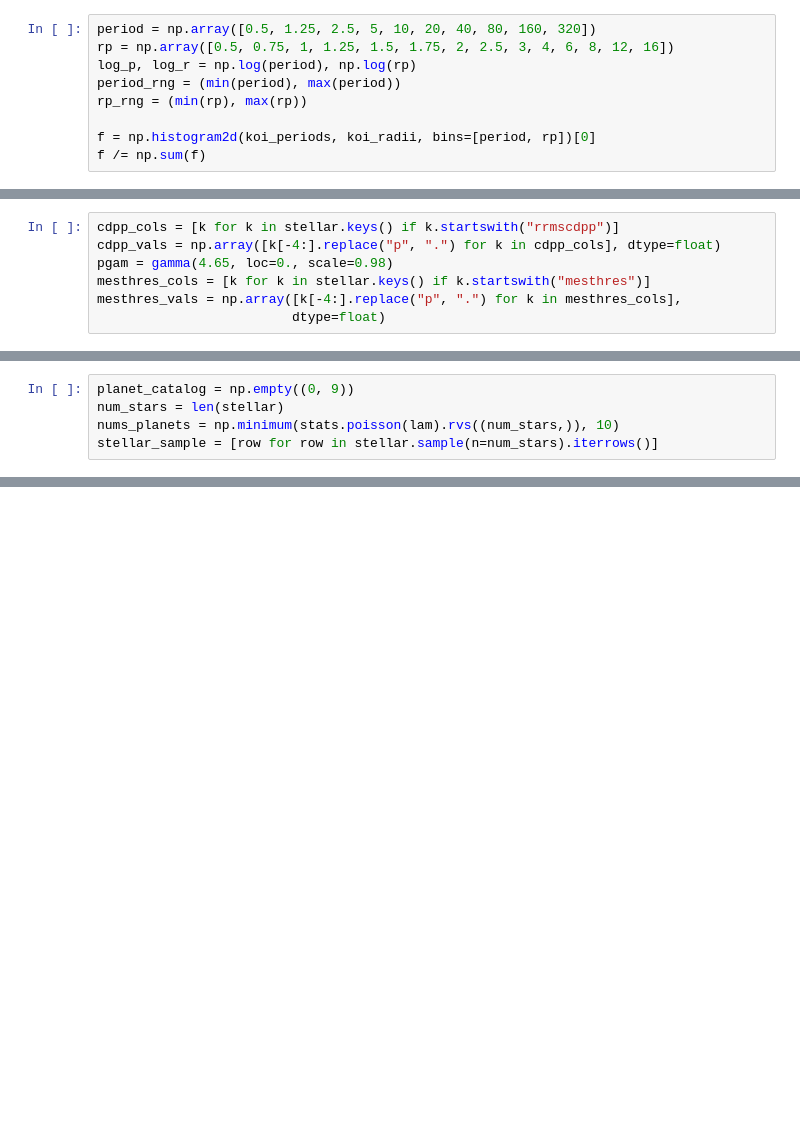
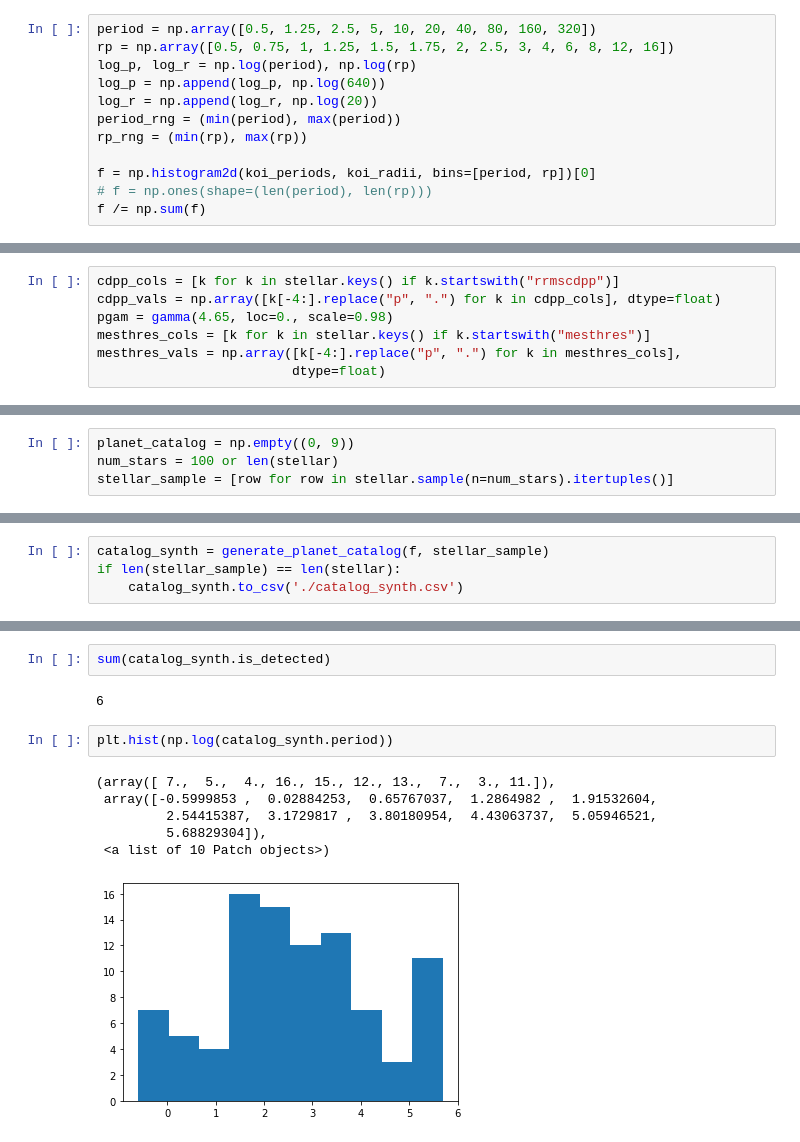
Before and after one commit to aditya-sengupta/exosyssim-prototyping, a Jupyter notebook: dev/occurrence_abc.ipynb, the cells around one changed output, grey strips where cells are left out. Drawn from its saved outputs; the diff is of its cells as text; blank space fills up the shorter version.

```diff
--- a/dev/occurrence_abc.ipynb
+++ b/dev/occurrence_abc.ipynb
@@ -72,9 +75,12 @@ plt.hist(planet_numbers)
 period = np.array([0.5, 1.25, 2.5, 5, 10, 20, 40, 80, 160, 320])
 rp = np.array([0.5, 0.75, 1, 1.25, 1.5, 1.75, 2, 2.5, 3, 4, 6, 8, 12, 16])
 log_p, log_r = np.log(period), np.log(rp)
+log_p = np.append(log_p, np.log(640))
+log_r = np.append(log_r, np.log(20))
 period_rng = (min(period), max(period))
 rp_rng = (min(rp), max(rp))
 
 f = np.histogram2d(koi_periods, koi_radii, bins=[period, rp])[0]
+# f = np.ones(shape=(len(period), len(rp)))
 f /= np.sum(f)
 # %%
@@ -360,5 +264,4 @@ def generate_planets(f, star, num_planets=1):
 # %%
 planet_catalog = np.empty((0, 9))
-num_stars = len(stellar)
-nums_planets = np.minimum(stats.poisson(lam).rvs((num_stars,)), 10)
-stellar_sample = [row for row in stellar.sample(n=num_stars).iterrows()]
+num_stars = 100 or len(stellar)
+stellar_sample = [row for row in stellar.sample(n=num_stars).itertuples()]
@@ -395,0 +268,4 @@ len(planet_catalog)
+# %%
+catalog_synth = generate_planet_catalog(f, stellar_sample)
+if len(stellar_sample) == len(stellar):
+    catalog_synth.to_csv('./catalog_synth.csv')
@@ -395,0 +288,13 @@ len(planet_catalog)
+# %%
+sum(catalog_synth.is_detected)
+# %% [output]
+6
+# %%
+plt.hist(np.log(catalog_synth.period))
+# %% [output]
+(array([ 7.,  5.,  4., 16., 15., 12., 13.,  7.,  3., 11.]),
+ array([-0.5999853 ,  0.02884253,  0.65767037,  1.2864982 ,  1.91532604,
+         2.54415387,  3.1729817 ,  3.80180954,  4.43063737,  5.05946521,
+         5.68829304]),
+ <a list of 10 Patch objects>)
+[figure, added]
```
Also changed, not shown: parts of 34 cells of this notebook, 1 other file.
